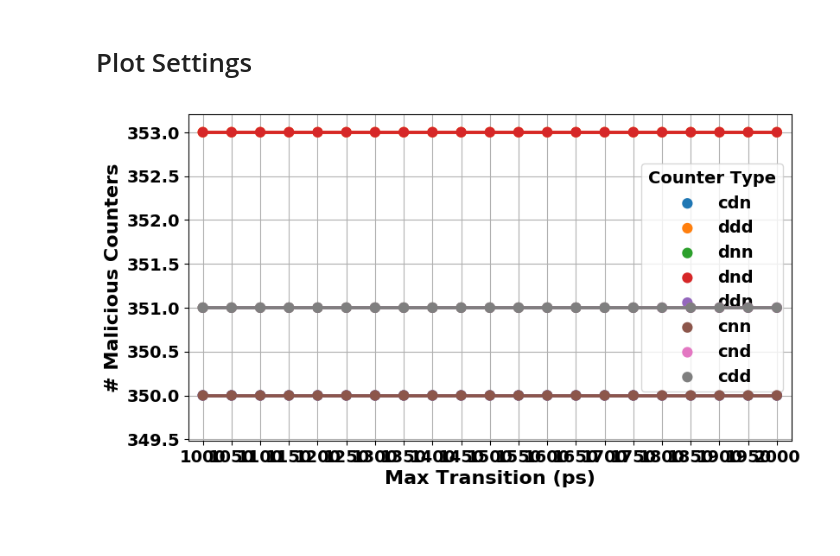
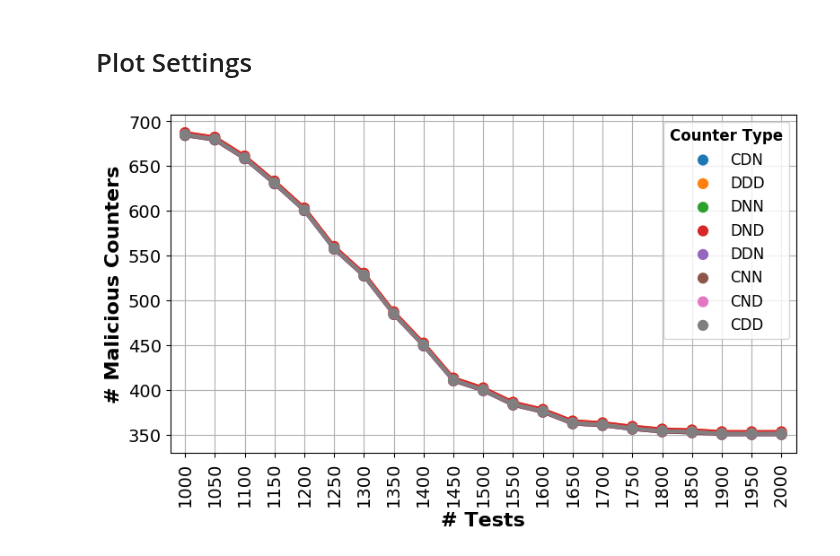
Before and after one commit to timothytrippel/bomberman, a Jupyter notebook: circuits/plots/exp_001_ttb_analysis.ipynb, the cells around one changed output. Cells and saved outputs as stored; diff of their text form; code cells hidden in the pictures; blank space fills up the shorter version.

```diff
--- a/circuits/plots/exp_001_ttb_analysis.ipynb
+++ b/circuits/plots/exp_001_ttb_analysis.ipynb
@@ -86,35 +86,40 @@ counter_df
 # Plot Settings
 # %%
 # Plot Settings
+FIG_WIDTH                = 9
+FIG_HEIGHT               = 5
 AXIS_LABEL_FONTSIZE      = 16
 AXIS_TICK_LABEL_FONTSIZE = 14
-LEGEND_FONTSIZE          = 14
+LEGEND_FONTSIZE          = 12
+SAVE_AS_PDF              = True
+PDF_FILENAME             = 'ttb_false_positives.pdf'
 # %%
 # Plot Net Blockage - Point Plot
-fig, ax = plt.subplots(1, 1, figsize=(9,5), dpi=100)
+fig, ax = plt.subplots(1, 1, figsize=(FIG_WIDTH,FIG_HEIGHT), dpi=100)
 ax = sns.pointplot(x="Num. Tests", y="Malicious Cntrs", hue="Counter Type", data=counter_df, ax=ax, marker="o")
 
 # Adjust Text
 ax.grid()
-# ax.set_ylim(10,90)
 
 # Set Legend
 legend_handles, legend_labels = ax.get_legend_handles_labels()
-ax.legend(legend_handles, legend_labels, title="Counter Type", prop={'weight':'bold', 'size':LEGEND_FONTSIZE})
+ax.legend(legend_handles, map(lambda x: x.upper(), legend_labels), title="Counter Type", prop={'size':LEGEND_FONTSIZE})
 legend = ax.get_legend()
 legend.get_title().set_fontsize(LEGEND_FONTSIZE)
 legend.get_title().set_fontweight('bold')
 
 # Adjust Axes/Tick Label Formats
 ax.set_ylabel('# Malicious Counters', fontsize=AXIS_LABEL_FONTSIZE, fontweight='bold')
 for y_tick in ax.yaxis.get_major_ticks():
     y_tick.label1.set_fontsize(AXIS_TICK_LABEL_FONTSIZE)
-    y_tick.label1.set_fontweight('bold')
-ax.set_xlabel('Max Transition (ps)', fontsize=AXIS_LABEL_FONTSIZE, fontweight='bold')
+#     y_tick.label1.set_fontweight('bold')
+ax.set_xlabel('# Tests', fontsize=AXIS_LABEL_FONTSIZE, fontweight='bold')
 for x_tick in ax.xaxis.get_major_ticks():
+    x_tick.label.set_rotation('vertical')
     x_tick.label1.set_fontsize(AXIS_TICK_LABEL_FONTSIZE)
-    x_tick.label1.set_fontweight('bold')
+#     x_tick.label1.set_fontweight('bold')
 
-# plt.savefig('nb_weighted_50core.pdf', format='pdf')
+if SAVE_AS_PDF:
+    plt.savefig(PDF_FILENAME, format='pdf')
 # %% [output]
-[figure, old version]
+[figure, new version]
```
Also changed, not shown: parts of 1 cell of this notebook.
